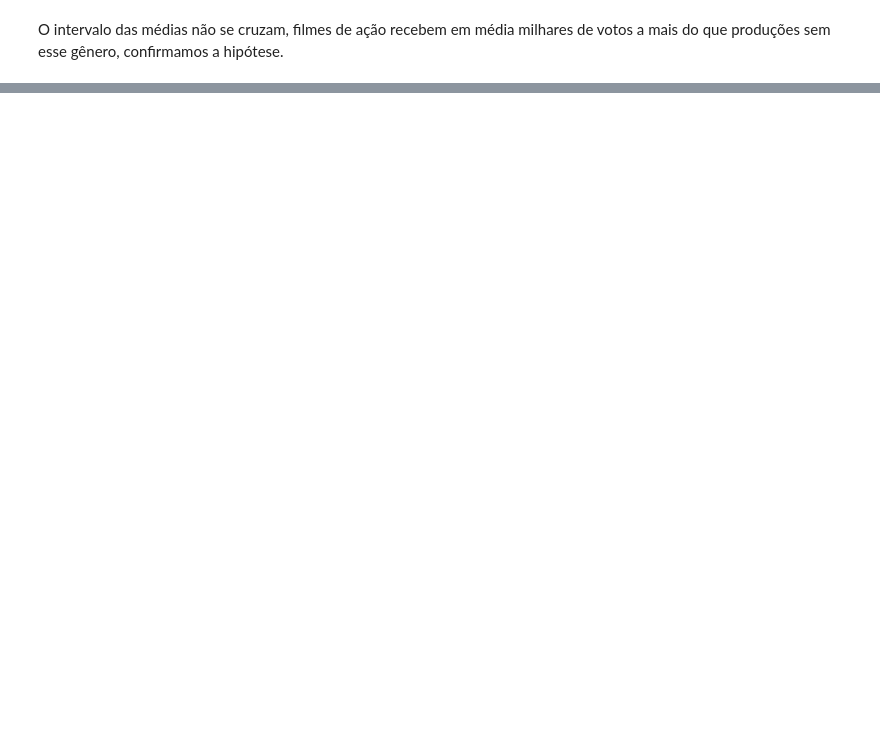
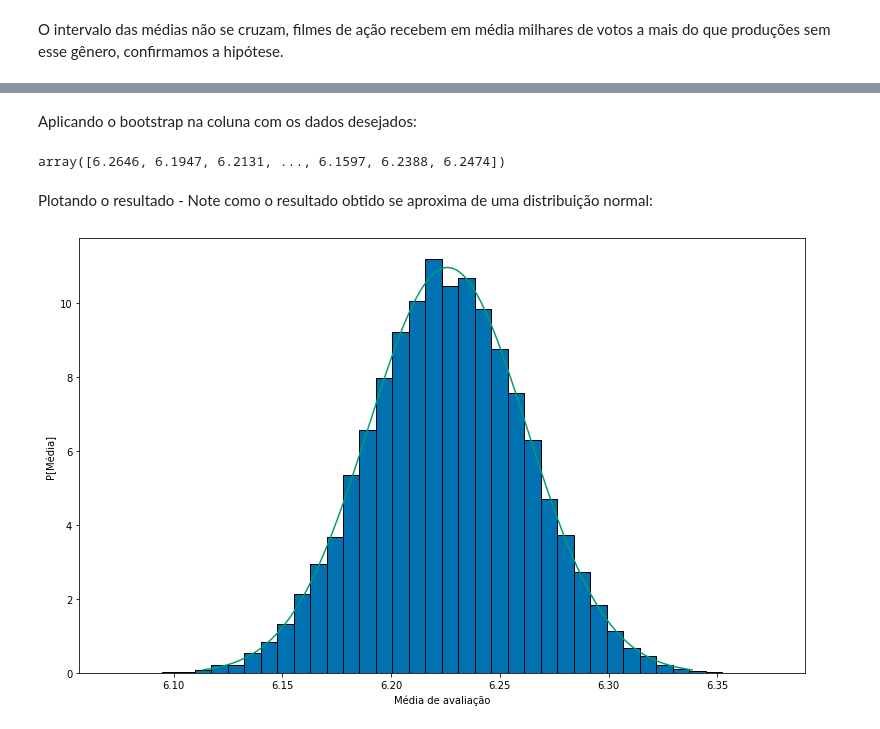
Before and after one commit to joaopmo/TP_ICD, a Jupyter notebook: teste.ipynb, the cells around one changed output, grey strips where cells are left out. Saved outputs shown, nothing was run; the diff lists cells and outputs as text; code cells hidden in the pictures; blank space fills up the shorter version.

```diff
--- a/teste.ipynb
+++ b/teste.ipynb
@@ -384,0 +392,20 @@ O intervalo das médias não se cruzam, filmes de ação recebem em média milha
+# %% [markdown]
+Aplicando o bootstrap na coluna com os dados desejados:
+# %%
+result = bootstrap_mean(ratings,'mean_vote', 10000, 1000)
+result
+# %% [output]
+array([6.2646, 6.1947, 6.2131, ..., 6.1597, 6.2388, 6.2474])
+# %% [markdown]
+Plotando o resultado - Note como o resultado obtido se aproxima de uma distribuição normal:
+# %%
+plt.figure(figsize=(13,8))
+plt.hist(result, bins=40, edgecolor='k', density=True)
+res = stats.norm(loc=result.mean(), scale=result.std())
+res_np = np.linspace(res.ppf(0.001), res.ppf(0.999),10000)
+plt.plot(res_np, res.pdf(res_np))
+plt.xlabel('Média de avaliação')
+plt.ylabel('P[Média]')
+plt.show()
+# %% [output]
+[figure, added]
```
Also changed, not shown: parts of 19 cells of this notebook.
